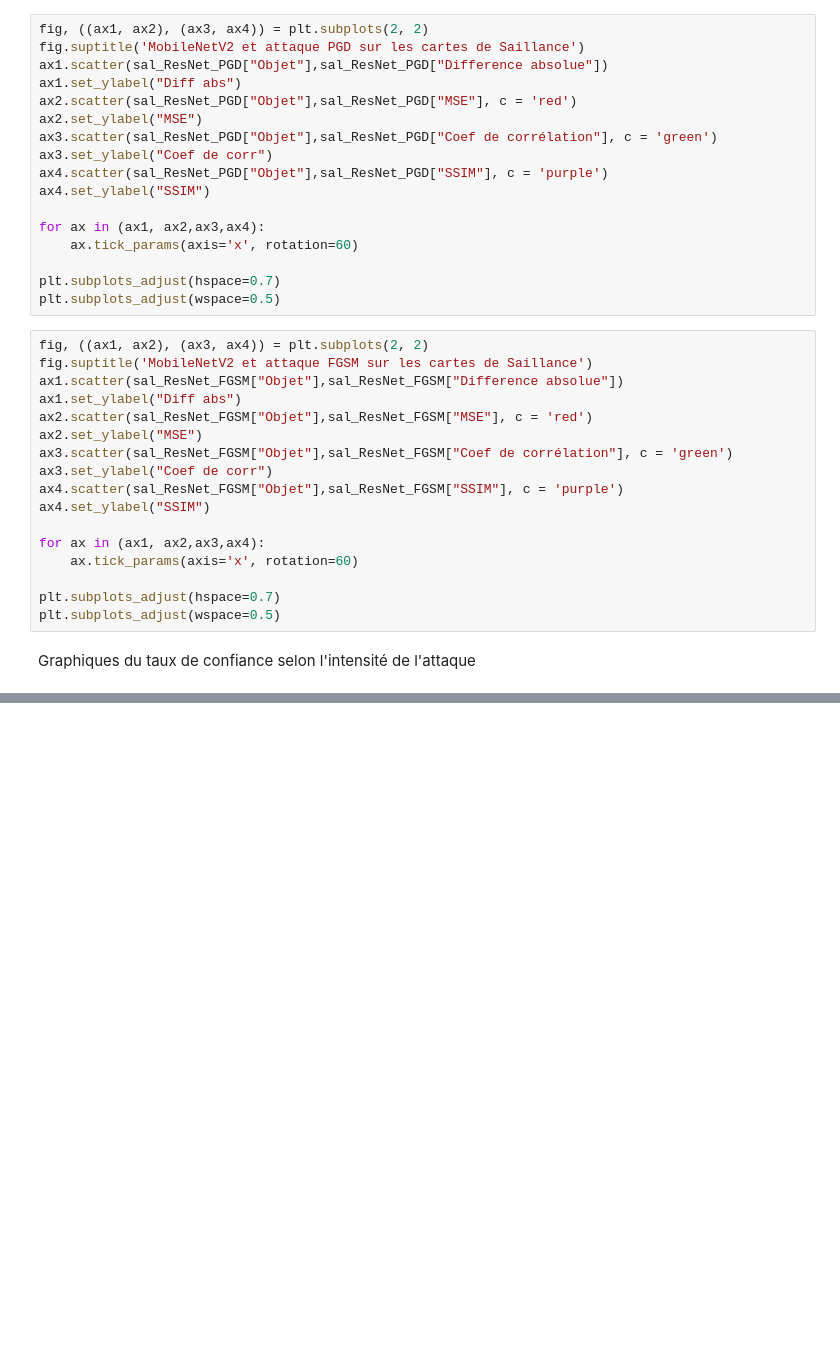
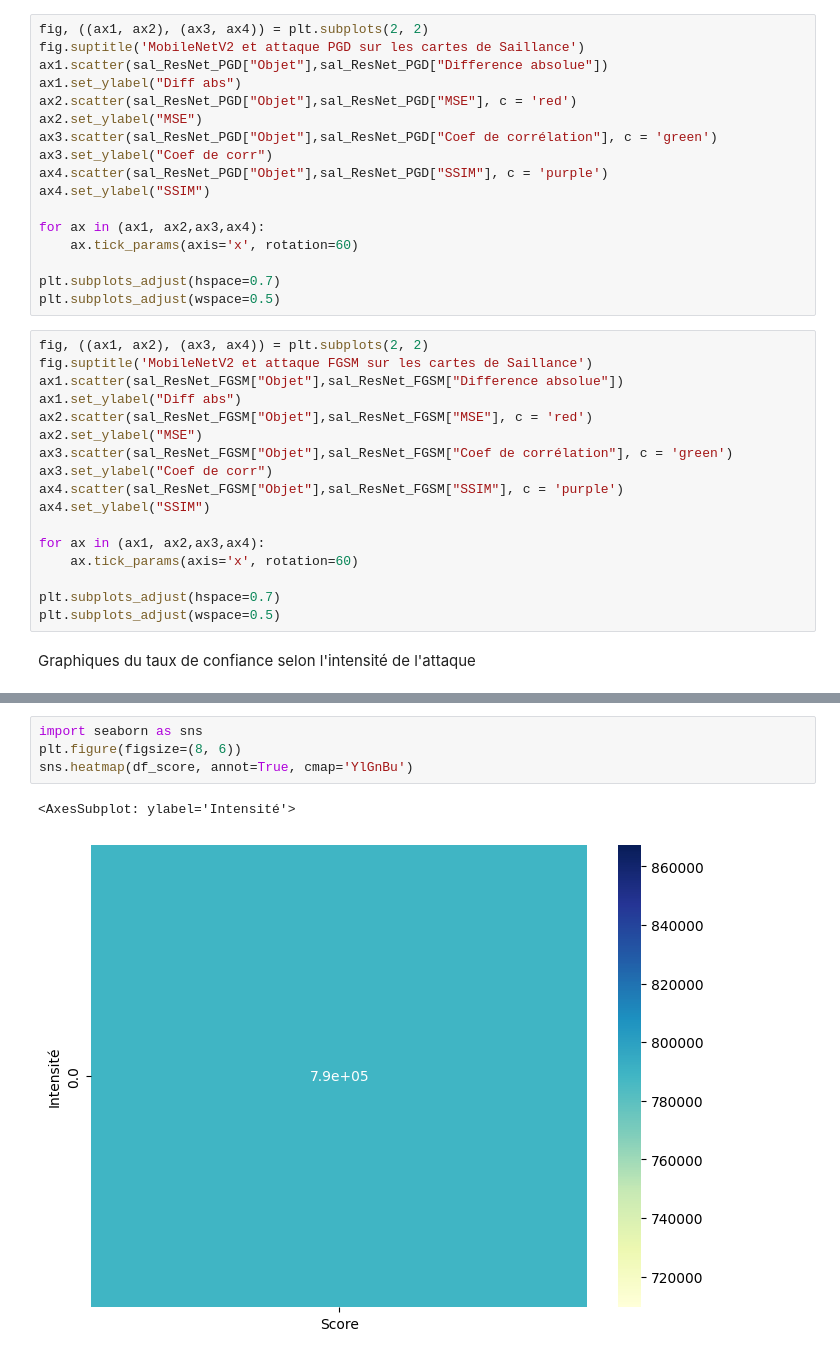
Before and after one commit to ArthurDelannoyazerty/S8-Explicability, a Jupyter notebook: final_dir/analysis_graph.ipynb, the cells around one changed output, grey strips where cells are left out. Drawn from its saved outputs; the diff is of its cells as text; blank space fills up the shorter version.

```diff
--- a/final_dir/analysis_graph.ipynb
+++ b/final_dir/analysis_graph.ipynb
@@ -295,0 +279,7 @@ plt.Ylabel(" Taux de confiance du modèle")
+# %%
+import seaborn as sns
+plt.figure(figsize=(8, 6))
+sns.heatmap(df_score, annot=True, cmap='YlGnBu')
+# %% [output]
+<AxesSubplot: ylabel='Intensité'>
+[figure, added]
```
Also changed, not shown: parts of 16 cells of this notebook.
